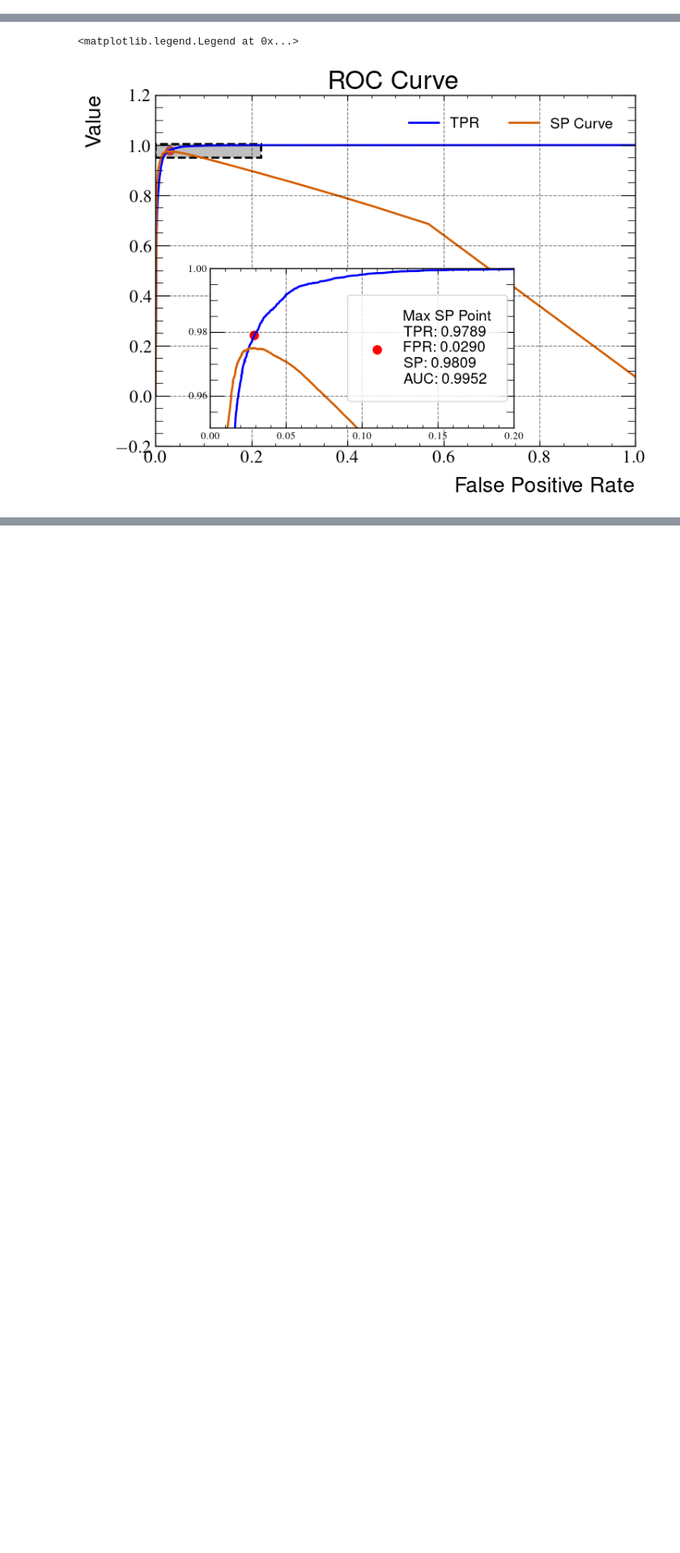
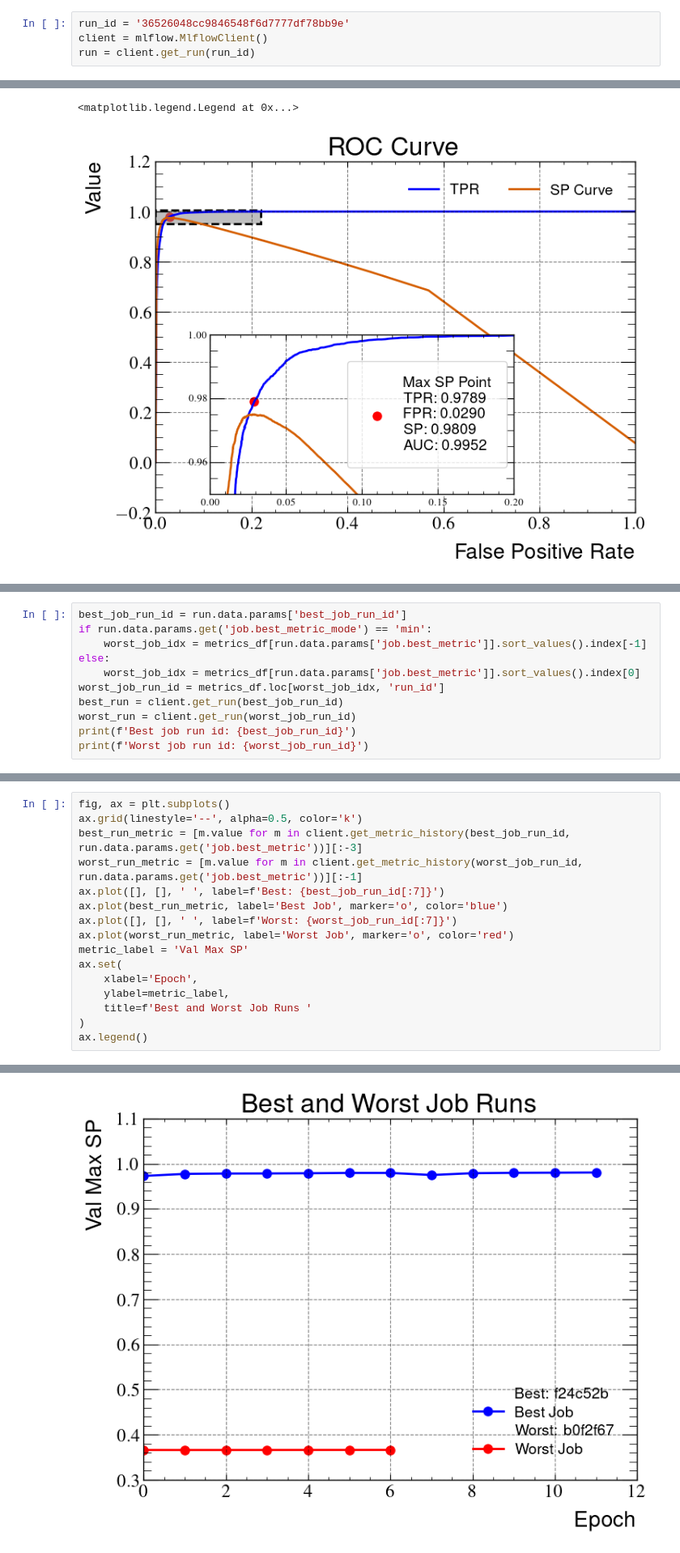
Before and after one commit to lucasbanunes/boosted-lorenzetti, a Jupyter notebook: analyze_kfold.ipynb, the cells around one changed output, grey strips where cells are left out. Shown at 81% size. Cells and saved outputs as stored; diff of their text form; blank space fills up the shorter version.

Commit message:
Updates analyze_kfold.ipynb with comparison plots between best and worst job

```diff
--- a/analayze_kfold.ipynb
+++ b/analyze_kfold.ipynb
@@ -14,3 +14,7 @@ import mlflow
 tracking_uri = str(Path.home().absolute() / 'data' / 'lorenzetti' / 'mlruns')
 tracking_uri = f'file://{tracking_uri}'
 mlflow.set_tracking_uri(tracking_uri)
+# %%
+run_id = '36526048cc9846548f6d7777df78bb9e'
+client = mlflow.MlflowClient()
+run = client.get_run(run_id)
@@ -186,0 +214,11 @@ zoom_ax.legend(frameon=True)
+# %%
+best_job_run_id = run.data.params['best_job_run_id']
+if run.data.params.get('job.best_metric_mode') == 'min':
+    worst_job_idx = metrics_df[run.data.params['job.best_metric']].sort_values().index[-1]
+else:
+    worst_job_idx = metrics_df[run.data.params['job.best_metric']].sort_values().index[0]
+worst_job_run_id = metrics_df.loc[worst_job_idx, 'run_id']
+best_run = client.get_run(best_job_run_id)
+worst_run = client.get_run(worst_job_run_id)
+print(f'Best job run id: {best_job_run_id}')
+print(f'Worst job run id: {worst_job_run_id}')
@@ -186,0 +228,17 @@ zoom_ax.legend(frameon=True)
+# %%
+fig, ax = plt.subplots()
+ax.grid(linestyle='--', alpha=0.5, color='k')
+best_run_metric = [m.value for m in client.get_metric_history(best_job_run_id, run.data.params.get('job.best_metric'))][:-3]
+worst_run_metric = [m.value for m in client.get_metric_history(worst_job_run_id, run.data.params.get('job.best_metric'))][:-1]
+ax.plot([], [], ' ', label=f'Best: {best_job_run_id[:7]}')
+ax.plot(best_run_metric, label='Best Job', marker='o', color='blue')
+ax.plot([], [], ' ', label=f'Worst: {worst_job_run_id[:7]}')
+ax.plot(worst_run_metric, label='Worst Job', marker='o', color='red')
+metric_label = 'Val Max SP'
+ax.set(
+    xlabel='Epoch',
+    ylabel=metric_label,
+    title=f'Best and Worst Job Runs '
+)
+ax.legend()
+# %% [output]
@@ -186,0 +246 @@ zoom_ax.legend(frameon=True)
+[figure, added]
```
Also changed, not shown: parts of 6 cells of this notebook.
